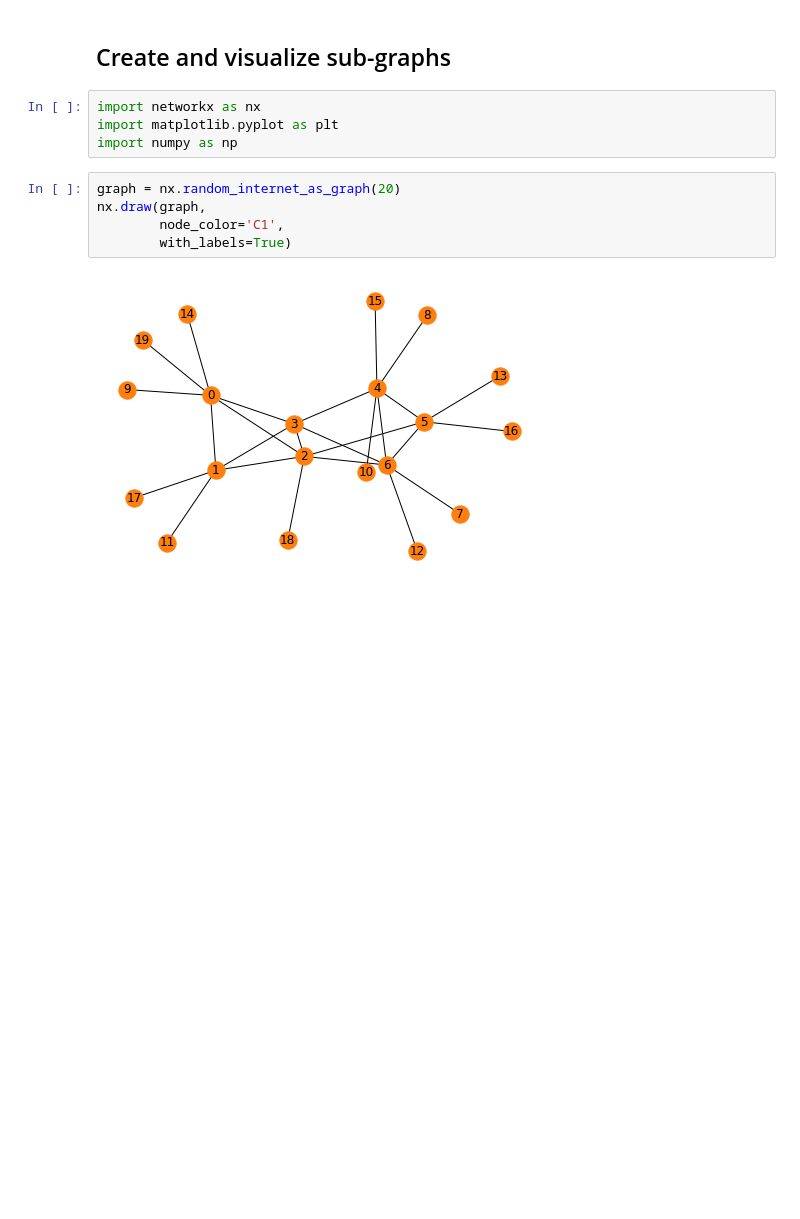
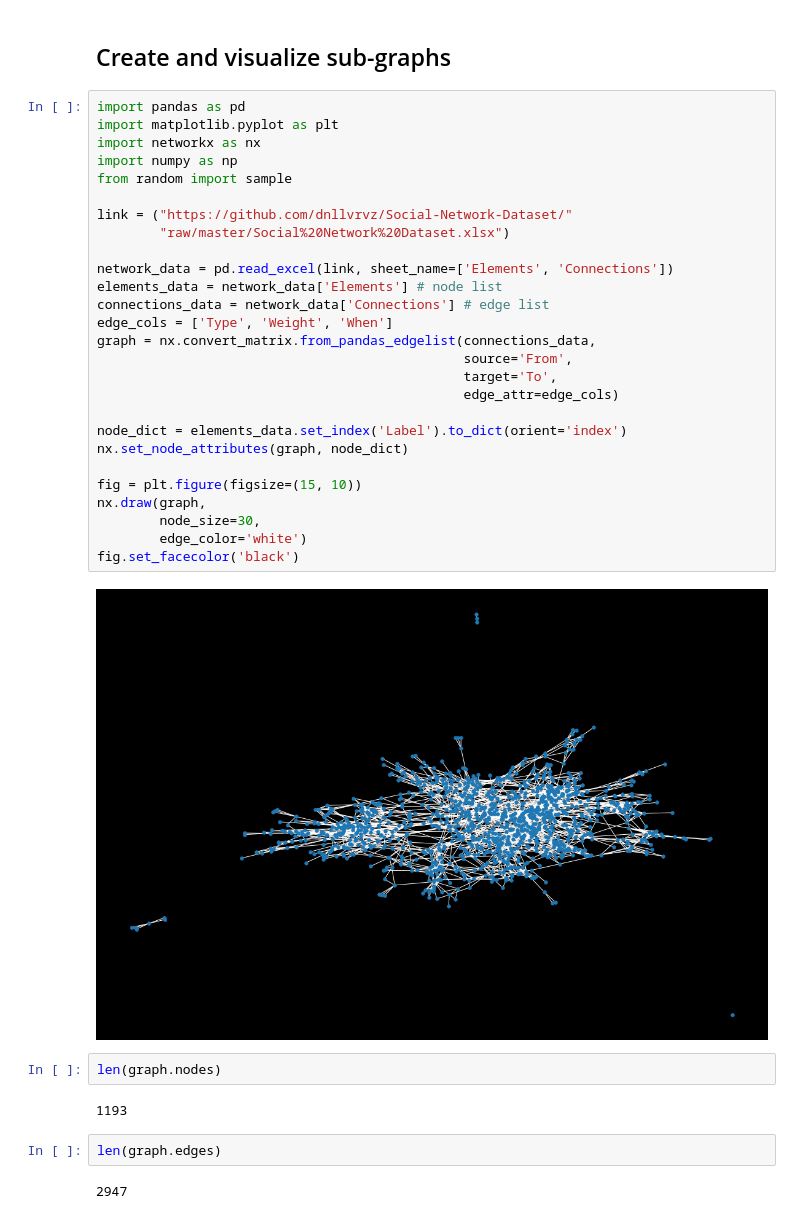
Before and after one commit to danlessa/Coursera-NetworkX, a Jupyter notebook: task7.ipynb, the cells around one changed output. Saved outputs shown, nothing was run; the diff lists cells and outputs as text; blank space fills up the shorter version.

```diff
--- a/task7.ipynb
+++ b/task7.ipynb
@@ -2,14 +2,40 @@
 # Network Data Science with NetworkX and Python
 # %% [markdown]
 ## Create and visualize sub-graphs
-# %%
-import networkx as nx
-import matplotlib.pyplot as plt
-import numpy as np
-# %%
-graph = nx.random_internet_as_graph(20)
-nx.draw(graph,
-        node_color='C1',
-        with_labels=True)
-# %% [output]
-[figure, removed]
+# %%
+import pandas as pd
+import matplotlib.pyplot as plt
+import networkx as nx
+import numpy as np
+from random import sample
+
+link = ("https://github.com/dnllvrvz/Social-Network-Dataset/"
+        "raw/master/Social%20Network%20Dataset.xlsx")
+
+network_data = pd.read_excel(link, sheet_name=['Elements', 'Connections'])
+elements_data = network_data['Elements'] # node list
+connections_data = network_data['Connections'] # edge list
+edge_cols = ['Type', 'Weight', 'When']
+graph = nx.convert_matrix.from_pandas_edgelist(connections_data,
+                                               source='From',
+                                               target='To',
+                                               edge_attr=edge_cols)
+
+node_dict = elements_data.set_index('Label').to_dict(orient='index')
+nx.set_node_attributes(graph, node_dict)
+
+fig = plt.figure(figsize=(15, 10))
+nx.draw(graph,
+        node_size=30,
+        edge_color='white')
+fig.set_facecolor('black')
+# %% [output]
+[figure, added]
+# %%
+len(graph.nodes)
+# %% [output]
+1193
+# %%
+len(graph.edges)
+# %% [output]
+2947
```
Also changed, not shown: parts of 9 cells of this notebook, 2 other files.
